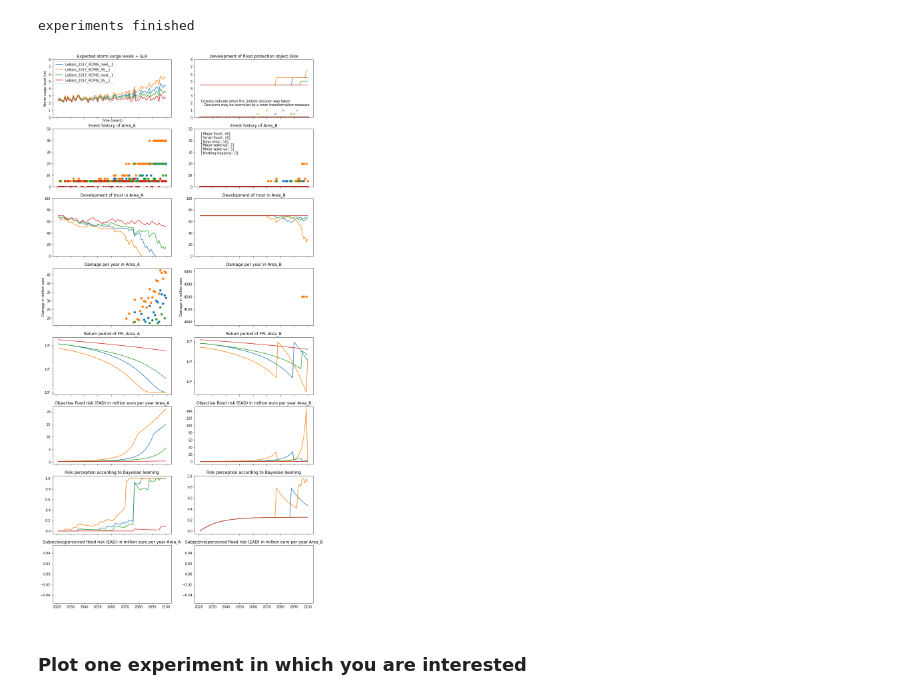
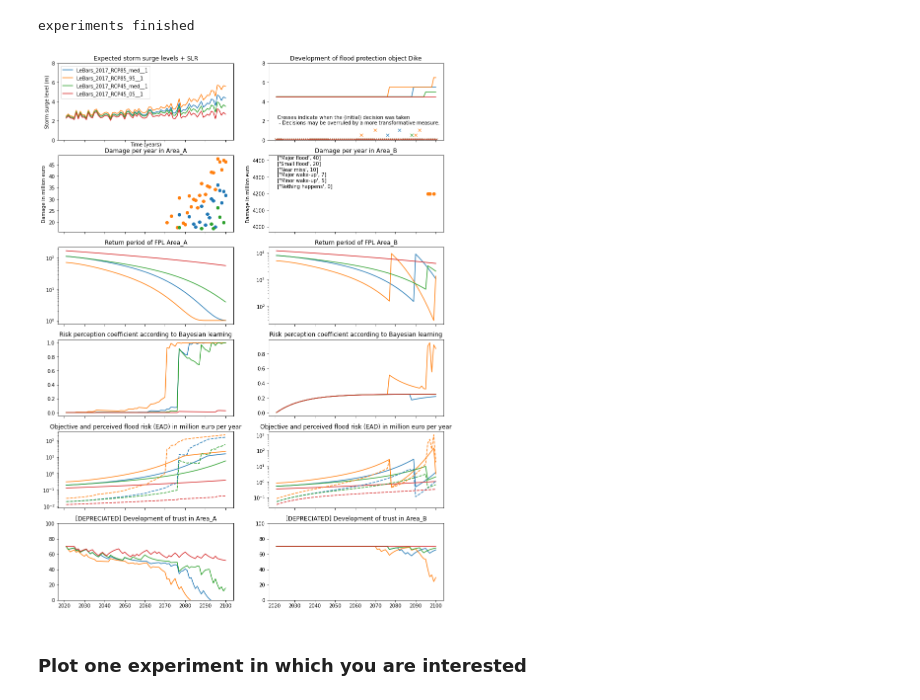
Before and after one commit to keesvanginkel/Urban-SETP, a Jupyter notebook: Rotterdam.ipynb, the cells around one changed output. Saved outputs shown, nothing was run; the diff lists cells and outputs as text; code cells hidden in the pictures.

```diff
--- a/Rotterdam.ipynb
+++ b/Rotterdam.ipynb
@@ -51,15 +51,15 @@ Area_B: €87500000000 _____ 87500mln €
 #SET BAYESIAN WEIGHTING FACTORS
 Rotty.allResidentialArea[0].Bayesian_pars = Bayesian_pars( #Heijplaat
     a=[1,1,0.1], #NO FLOOD, NEAR MISS, FLOOD (in Heijplaat, Near miss is handled as no flood!)
-    b=[0.04,0.04,1],
-    c=[0,0,0],
-    d=[0,0,0])
+    b=[0.04,0.04,1], #Experience in current timestep
+    c=[0,0,0], #Social interactions (from other neighbourhoods)
+    d=[0,0,0]) #Media/science
 
 Rotty.allResidentialArea[1].Bayesian_pars = Bayesian_pars( #City Centre
     a=[1,0.1,0.1], #NO FLOOD, NEAR MISS, FLOOD
-    b=[0.04,0.5,1],
-    c=[0,0,0],
-    d=[0.04,0.2,0.1])
+    b=[0.04,0.5,1], #Experience in current timestep
+    c=[0.04,0.2,0.1], #Social interactions (from other neighbourhoods)
+    d=[0,0,0]) #Media/science
 # %% [markdown]
 ### Set model parameters
 # %%
@@ -351,9 +351,9 @@ def run_model(Model,SurgeLevel,Mayor):
                 #RA.weigh_RP_Bayesian(i,Model.Parameters["Bayesian_weighing_constants"],Model.Parameters["I_experience_interp"])
                 RA.weigh_RP_Bayesian(i,Model.Parameters["I_experience_interp"])
 
-            #RA.risk_perceived[i] = risk_FP(damages.copy(), #Copy of the damages
-            #                               shift_subjective_floods(RPs.copy(),RA.risk_perception[i]), #perceived return periods
-            #                               shift_subjective_floods(RA.protection_level_rp[i],RA.risk_perception[i]))*10**(-6) #return period of flood protection
+            RA.risk_perceived[i] = risk_FP(damages.copy(), #Copy of the damages
+                                           shift_subjective_floods(RPs.copy(),RA.risk_perception[i]), #perceived return periods
+                                           shift_subjective_floods(RA.protection_level_rp[i],RA.risk_perception[i]))*10**(-6) #return period of flood protection
 
         #IMPLEMENT FLOOD PROTECTION MEASURES
         Mayor.apply_strategy(Model,SurgeLevel,i,time)
@@ -383,7 +383,7 @@ print('experiments finished')
 # %% [output]
 experiments finished
 # %%
-fig, axes = plt.subplots(nrows=8,ncols=2,sharey=False,sharex=True,figsize=(14,30))
+fig, axes = plt.subplots(nrows=6,ncols=2,sharey=False,sharex=True,figsize=(14,20))
 
 labels = []
 
@@ -405,65 +405,65 @@ for experiment in reversed(experiments):
     axes[0,1].set_ylim(0,8)
 
     for i, Area in enumerate(Model.allResidentialArea):
-        axes[1,i].set_title('Event history of {}'.format(Area.name))
-        axes[1,i].plot(SurgeLevel.years,Model.allResidentialArea[i].event_impact_history,'o')
-        axes[1,i].set_ylim(0,50)
+        #axes[1,i].set_title('Event history of {}'.format(Area.name))
+        #axes[1,i].plot(SurgeLevel.years,Model.allResidentialArea[i].event_impact_history,'o')
+        #axes[1,i].set_ylim(0,50)
 
-        axes[2,i].set_title('Development of trust in {}'.format(Area.name))
-        axes[2,i].plot(SurgeLevel.years,Model.allResidentialArea[i].trust_t)
 
-        axes[2,i].set_ylim(0,100)
 
         #plot damage
-        axes[3,i].set_title('Damage per year in {}'.format(Area.name))
-        axes[3,i].plot(SurgeLevel.years,[x*10**(-6) for x in Model.allResidentialArea[i].flood_damage],'o')
+        axes[1,i].set_title('Damage per year in {}'.format(Area.name))
+        axes[1,i].plot(SurgeLevel.years,[x*10**(-6) for x in Model.allResidentialArea[i].flood_damage],'o')
 
-        axes[4,i].set_title('Return period of FPL {}'.format(Model.allResidentialArea[i].name))
-        axes[4,i].plot(SurgeLevel.years,Model.allResidentialArea[i].protection_level_rp,'-')
+        axes[2,i].set_title('Return period of FPL {}'.format(Model.allResidentialArea[i].name))
+        axes[2,i].plot(SurgeLevel.years,Model.allResidentialArea[i].protection_level_rp,'-')
+        axes[2,i].set_yscale("log")
+
+        axes[3,i].set_title('Risk perception coefficient according to Bayesian learning')
+        axes[3,i].plot(SurgeLevel.years,Model.allResidentialArea[i].risk_perception,'-')
+
+        axes[4,i].set_title('Objective and perceived flood risk (EAD) in million euro per year')
+        axes[4,i].plot(SurgeLevel.years,Model.allResidentialArea[i].risk,'-')
         axes[4,i].set_yscale("log")
-        #axes[1,i].set_ylim(0,50)
 
-        axes[5,i].set_title('Objective flood risk (EAD) in million euro per year {}'.format(Model.allResidentialArea[i].name))
-        axes[5,i].plot(SurgeLevel.years,Model.allResidentialArea[i].risk,'-')
-        #axes[1,i].set_yscale("log")
-        #axes[1,i].set_ylim(0,50)
-
-        axes[6,i].set_title('Risk perception according to Bayesian learning')
-        axes[6,i].plot(SurgeLevel.years,Model.allResidentialArea[i].risk_perception,'-')
-
-        axes[7,i].set_title('Subjective/perceived flood risk (EAD) in million euro per year {}'.format(Model.allResidentialArea[i].name))
-        axes[7,i].plot(SurgeLevel.years,Model.allResidentialArea[i].risk_perceived,'-')
-        #axes[1,i].set_yscale("log")
-        #axes[1,i].set_ylim(0,50)
+        axes[5,i].set_title('[DEPRECIATED] Development of trust in {}'.format(Area.name))
+        axes[5,i].plot(SurgeLevel.years,Model.allResidentialArea[i].trust_t)
+        axes[5,i].set_ylim(0,100)
 
     axes[0,1].plot(SurgeLevel.years,Model.allFloodProtection[1].protection_level)
     axes[0,1].set_title('Development of flood protection object Dike')
 
 axes[0,0].legend(labels)
 
-axes[3,0].set_ylabel('Damage in million euro')
-axes[3,1].set_ylabel('Damage in million euro')
+axes[1,0].set_ylabel('Damage in million euro')
+axes[1,1].set_ylabel('Damage in million euro')
 
 #Add some additional text to some axes
 alarming_conditions = Model.Parameters['alarming_conditions']
 
 textbox = ""
 for key in alarming_conditions:
     textbox = textbox + str(alarming_conditions[key]) + '\n'
 
 axes[0,1].text(0.05,0.2,"Crosses indicate when the (initial) decision was taken \n - Decisions may be overruled by a more transformative measure.",transform=axes[0,1].transAxes)
 axes[1,1].text(0.05,0.5,textbox,transform=axes[1,1].transAxes)
 
 
 axes[0,1].set_prop_cycle(None) #reset the cycler to plot again in the same axes with similar colors
+axes[4,0].set_prop_cycle(None) #reset the cycler to plot again in the same axes with similar colors
+axes[4,1].set_prop_cycle(None) #reset the cycler to plot again in the same axes with similar colors
 for experiment in reversed(experiments):
     Model = experiment['Model']
     SurgeLevel = experiment['SurgeLevel']
     Mayor = experiment['Mayor']
 
     axes[0,1].plot(SurgeLevel.years,Model.allFloodProtection[1].measure_history,'x') #PLOT THE HISTORY OF THE MEASURES
+
+    #axes[5,i].set_title('Subjective/perceived flood risk (EAD) in million euro per year {}'.format(Model.allResidentialArea[i].name))
+    for i, Area in enumerate(Model.allResidentialArea):
+        axes[4,i].plot(SurgeLevel.years,Model.allResidentialArea[i].risk_perceived,'--')
 # %% [output]
-[figure, old version]
+[figure, new version]
 # %%
 #fig.savefig('Economicus.png')
 # %% [markdown]
```
Also changed, not shown: parts of 3 cells of this notebook, 1 other file.
